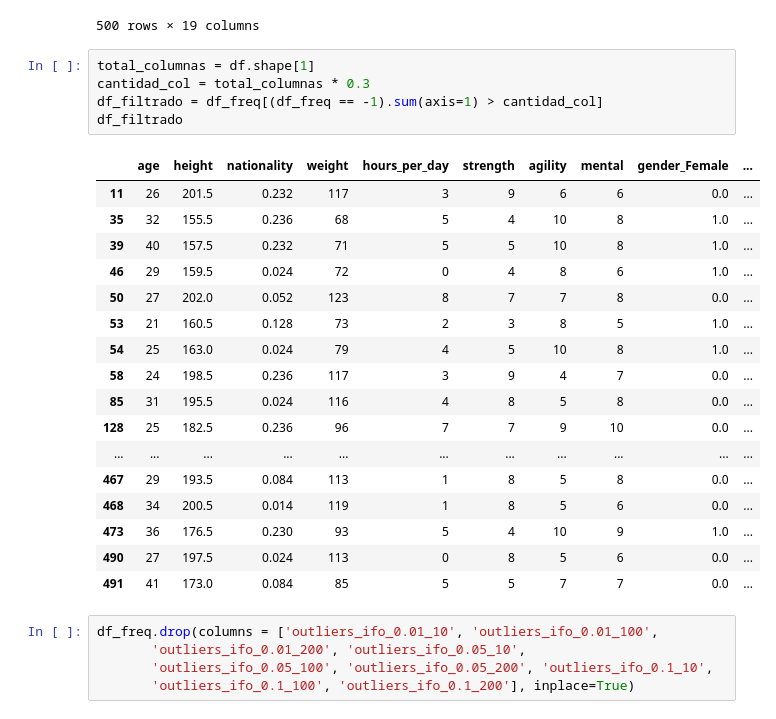
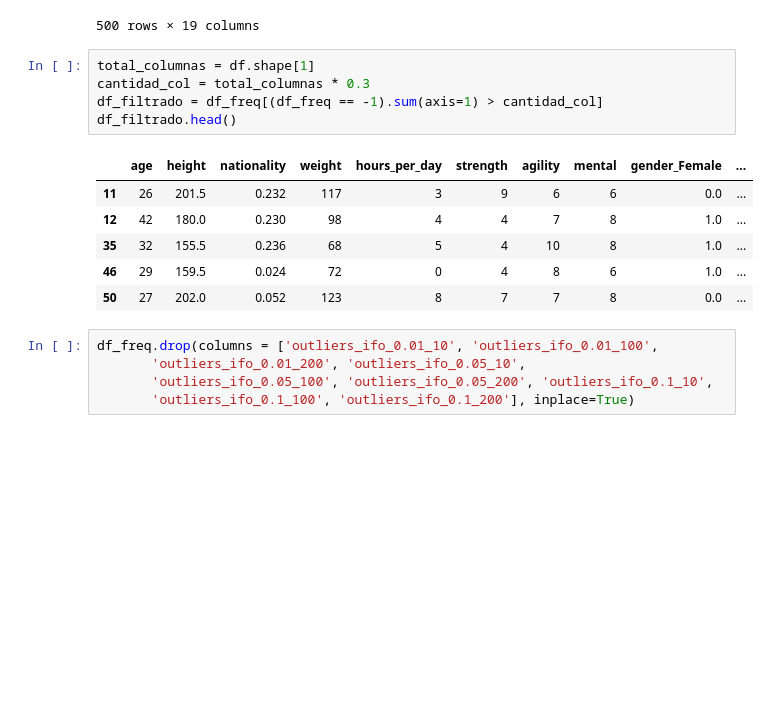
Before and after one commit to davfranco1/laboratorio-modulo9-leccion01-clustering, a Jupyter notebook: laboratorio-clustering.ipynb, the cells around one changed output. Saved outputs shown, nothing was run; the diff lists cells and outputs as text; blank space fills up the shorter version.

```diff
--- a/laboratorio-clustering.ipynb
+++ b/laboratorio-clustering.ipynb
@@ -307,26 +307,15 @@ sc.outliers_isolation_forest(df_freq, contaminacion, estimadores)
 # %%
 total_columnas = df.shape[1]
 cantidad_col = total_columnas * 0.3
 df_filtrado = df_freq[(df_freq == -1).sum(axis=1) > cantidad_col]
-df_filtrado
+df_filtrado.head()
 # %% [output]
 |  | age | height | nationality | weight | hours_per_day | strength | agility | mental | gender_Female | ... |
 | 11 | 26 | 201.5 | 0.232 | 117 | 3 | 9 | 6 | 6 | 0.0 | ... |
+| 12 | 42 | 180.0 | 0.230 | 98 | 4 | 4 | 7 | 8 | 1.0 | ... |
 | 35 | 32 | 155.5 | 0.236 | 68 | 5 | 4 | 10 | 8 | 1.0 | ... |
-| 39 | 40 | 157.5 | 0.232 | 71 | 5 | 5 | 10 | 8 | 1.0 | ... |
 | 46 | 29 | 159.5 | 0.024 | 72 | 0 | 4 | 8 | 6 | 1.0 | ... |
 | 50 | 27 | 202.0 | 0.052 | 123 | 8 | 7 | 7 | 8 | 0.0 | ... |
-| 53 | 21 | 160.5 | 0.128 | 73 | 2 | 3 | 8 | 5 | 1.0 | ... |
-| 54 | 25 | 163.0 | 0.024 | 79 | 4 | 5 | 10 | 8 | 1.0 | ... |
-| 58 | 24 | 198.5 | 0.236 | 117 | 3 | 9 | 4 | 7 | 0.0 | ... |
-| 85 | 31 | 195.5 | 0.024 | 116 | 4 | 8 | 5 | 8 | 0.0 | ... |
-| 128 | 25 | 182.5 | 0.236 | 96 | 7 | 7 | 9 | 10 | 0.0 | ... |
-| ... | ... | ... | ... | ... | ... | ... | ... | ... | ... | ... |
-| 467 | 29 | 193.5 | 0.084 | 113 | 1 | 8 | 5 | 8 | 0.0 | ... |
-| 468 | 34 | 200.5 | 0.014 | 119 | 1 | 8 | 5 | 6 | 0.0 | ... |
-| 473 | 36 | 176.5 | 0.230 | 93 | 5 | 4 | 10 | 9 | 1.0 | ... |
-| 490 | 27 | 197.5 | 0.024 | 113 | 0 | 8 | 5 | 6 | 0.0 | ... |
-| 491 | 41 | 173.0 | 0.084 | 85 | 5 | 5 | 7 | 7 | 0.0 | ... |
 # %%
 df_freq.drop(columns = ['outliers_ifo_0.01_10', 'outliers_ifo_0.01_100',
        'outliers_ifo_0.01_200', 'outliers_ifo_0.05_10',
```
Also changed, not shown: parts of 33 cells of this notebook, 2 other files.
